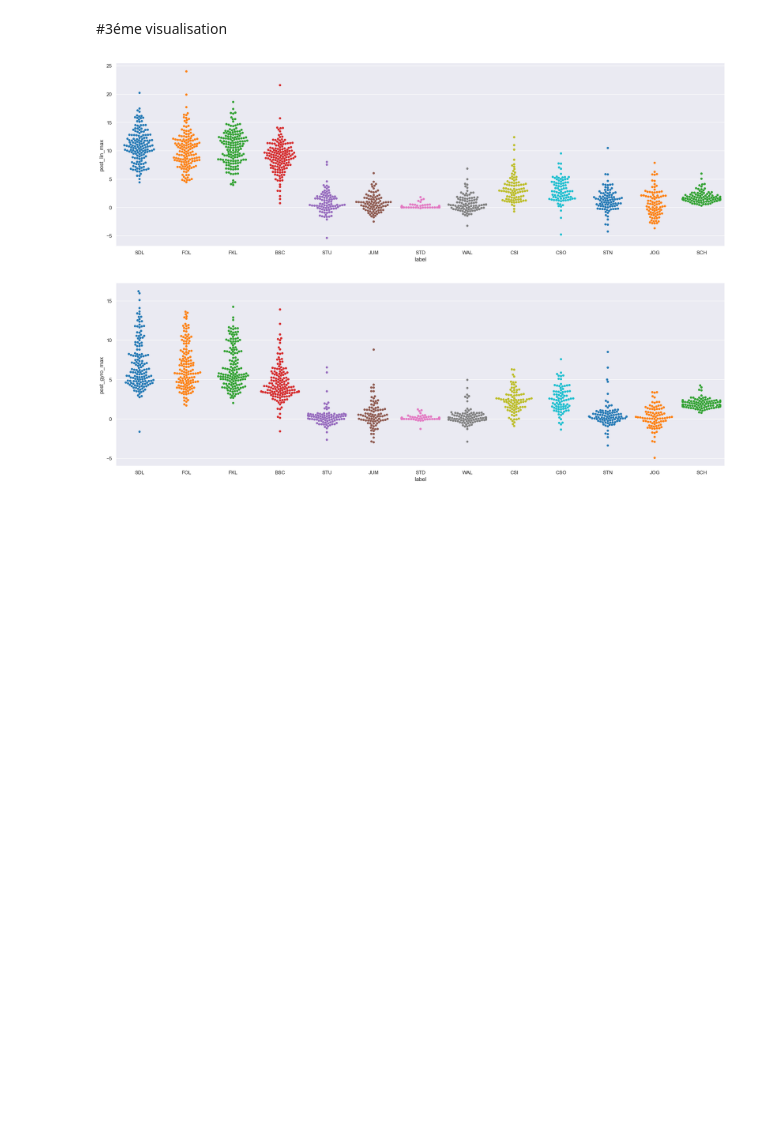
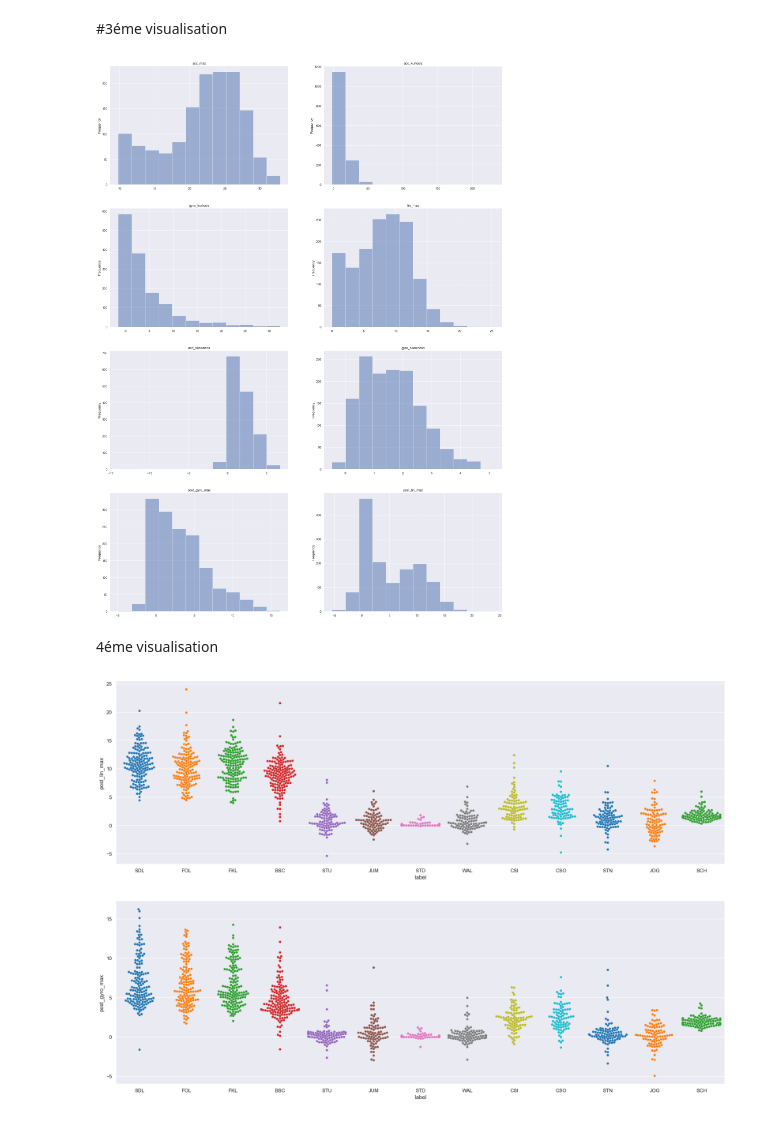
Before and after one commit to laynouch/ChuteDetc, a Jupyter notebook: visu.ipynb, the cells around one changed output. Cells and saved outputs as stored; diff of their text form; code cells hidden in the pictures; blank space fills up the shorter version.

```diff
--- a/visu.ipynb
+++ b/visu.ipynb
@@ -70,4 +70,25 @@ plt.show()
 [figure]
 # %% [markdown]
 #3éme visualisation
+# %%
+Xx_train = X_train
+Xx_test = X_test
+Xx_train.drop(['gyro_max'], axis=1, inplace=True)
+Xx_test.drop(['gyro_max'], axis=1, inplace=True)
+n_samples = Xx_train.shape[0]
+n_features = Xx_train.shape[1]
+figure, ax = plt.subplots(4,2, figsize=(25, 35))
+i=0
+j=0
+for col in Xx_train.columns:
+    ax[j][i].title.set_text(col)
+    Xx_train[col].plot.hist(bins=12, alpha=0.5, ax = ax[j][i])
+    i+=1
+    if(i%2==0):
+        j+=1
+        i =0
+# %% [output]
+[figure, added]
+# %% [markdown]
+4éme visualisation
 # %%
```
Also changed, not shown: parts of 1 cell of this notebook, 2 other files.
